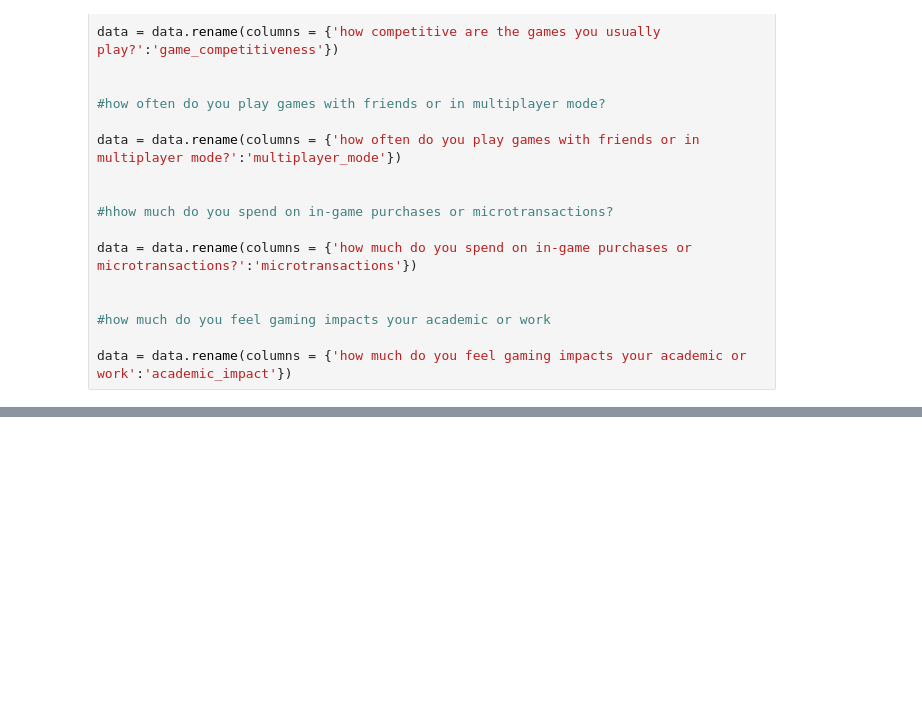
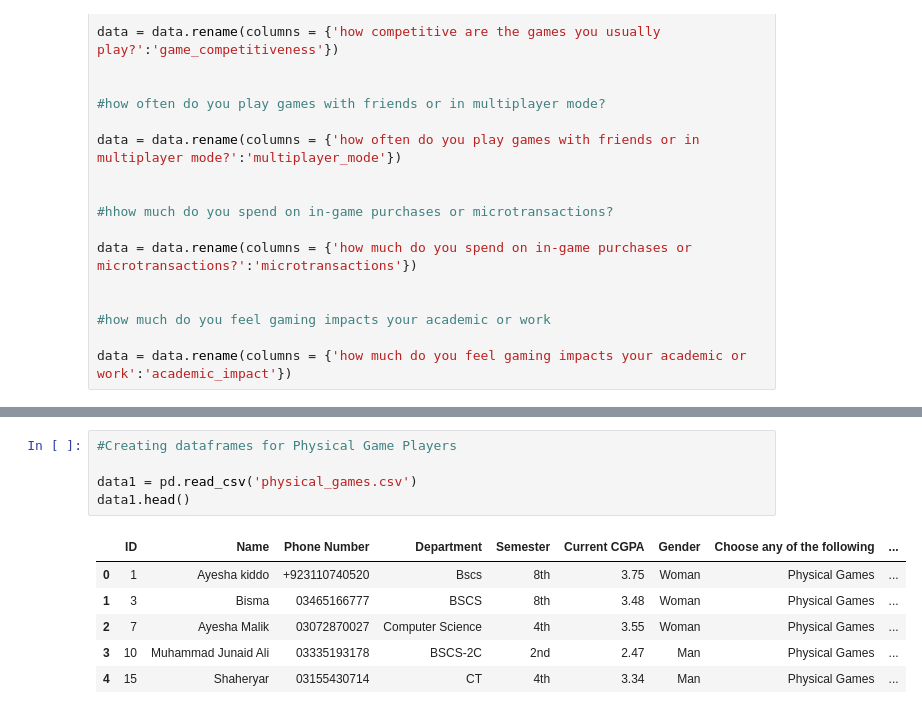
Before and after one commit to ahmaddioxide/physical_online_games_activity_T_Test, a Jupyter notebook: sports_class_activity.ipynb, the cells around one changed output, grey strips where cells are left out. Drawn from its saved outputs; the diff is of its cells as text; blank space fills up the shorter version.

```diff
--- a/sports_class_activity.ipynb
+++ b/sports_class_activity.ipynb
@@ -114,3 +114,15 @@ data.head()
 | 2 | Abdul Wahab | CS | 8th | 2.95 | Man | Online Games | 4 | 5 | ... |
 | 3 | Mah Rukh | CS | 6th | 3.32 | Woman | Online Games | 1 | 2 | ... |
 | 4 | Muhammad Yusha Shams | Electrical Engineering Electronics | 6th | 2.53 | Man | Online Games | 4 | 3 | ... |
+# %%
+#Creating dataframes for Physical Game Players
+
+data1 = pd.read_csv('physical_games.csv')
+data1.head()
+# %% [output]
+|  | ID | Name | Phone Number | Department | Semester | Current CGPA | Gender | Choose any of the following | ... |
+| 0 | 1 | Ayesha kiddo | +923110740520 | Bscs | 8th | 3.75 | Woman | Physical Games | ... |
+| 1 | 3 | Bisma | 03465166777 | BSCS | 8th | 3.48 | Woman | Physical Games | ... |
+| 2 | 7 | Ayesha Malik | 03072870027 | Computer Science | 4th | 3.55 | Woman | Physical Games | ... |
+| 3 | 10 | Muhammad Junaid Ali | 03335193178 | BSCS-2C | 2nd | 2.47 | Man | Physical Games | ... |
+| 4 | 15 | Shaheryar | 03155430714 | CT | 4th | 3.34 | Man | Physical Games | ... |
```
Also changed, not shown: parts of 9 cells of this notebook.
